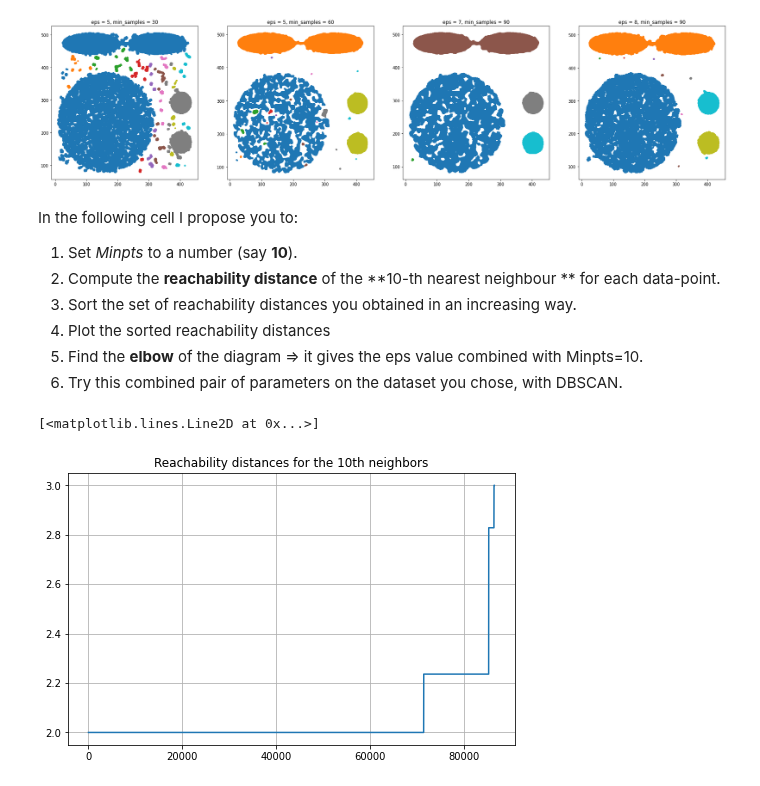
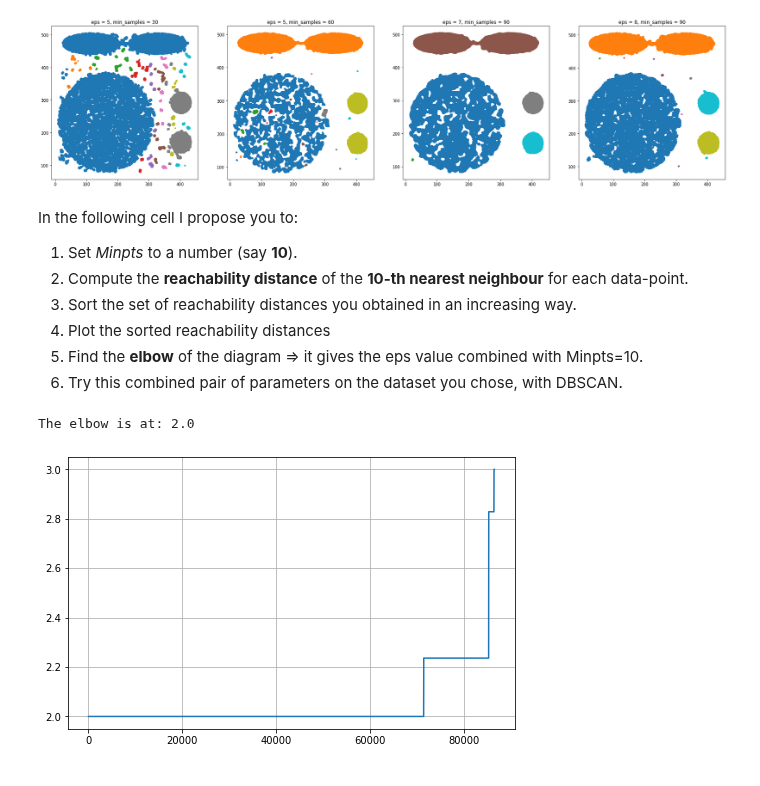
Before and after one commit to jakbtg/AAUT, a Jupyter notebook: src/meo/clustering_copy_for_students_aa_21_22.ipynb, the cells around one changed output. Cells and saved outputs as stored; diff of their text form; code cells hidden in the pictures.

```diff
--- a/src/meo/clustering_copy_for_students_aa_21_22.ipynb
+++ b/src/meo/clustering_copy_for_students_aa_21_22.ipynb
@@ -368,28 +368,31 @@ for eps, min_samples, ax in zip(eps, min_samples, axes):
 In the following cell I propose you to:
 
 1.   Set *Minpts* to a number (say **10**).
-2.   Compute the **reachability distance** of the **10-th nearest neighbour ** for each data-point.
+2.   Compute the **reachability distance** of the **10-th nearest neighbour** for each data-point.
 3. Sort the set of reachability distances you obtained in an increasing way.
 4. Plot the sorted reachability distances
 5. Find the **elbow** of the diagram => it gives the eps value combined with Minpts=10.
 6. Try this combined pair of parameters on the dataset you chose, with DBSCAN.
 # %%
 from sklearn.neighbors import NearestNeighbors
+from kneed import KneeLocator
 
 data = data3
 k = 10
 
 model = NearestNeighbors(n_neighbors=k)
 model.fit(data)
 distances, indexes = model.kneighbors(data)
 
 reach_distances = [d[k-1] for d in distances]
 reach_distances = np.sort(reach_distances)
 
 plt.figure(figsize=(8,5))
-plt.title('Reachability distances for the 10th neighbors')
 plt.grid()
 plt.plot(reach_distances)
+
+elbow = KneeLocator(x=reach_distances, y=reach_distances, curve='convex', direction='increasing').elbow
+print('The elbow is at:', elbow)
 # %% [output]
-[<matplotlib.lines.Line2D at 0x...>]
+The elbow is at: 2.0
-[figure, old version]
+[figure, new version]
```
Also changed, not shown: parts of 1 cell of this notebook.
